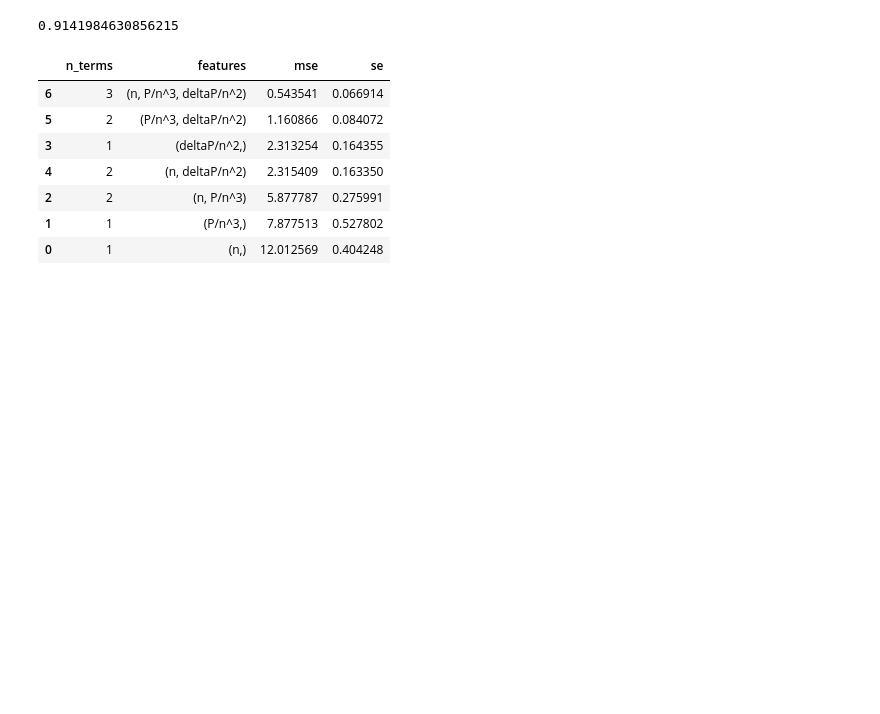
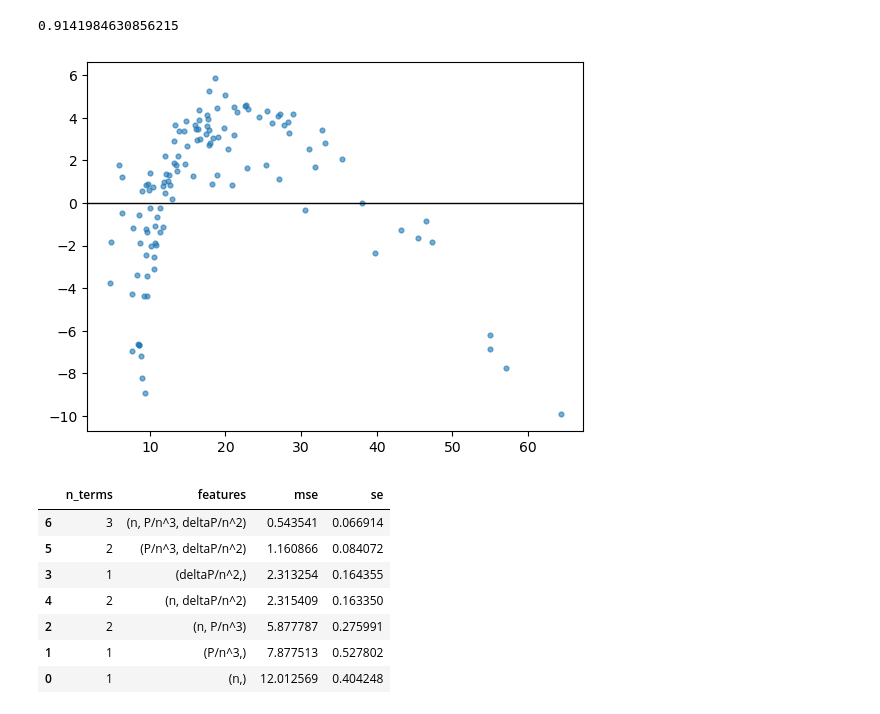
Before and after one commit to CapperTheRose16/Project-in-Machine-Learning, a Jupyter notebook: Task_1.ipynb, the cells around one changed output. Drawn from its saved outputs; the diff is of its cells as text; code cells hidden in the pictures; blank space fills up the shorter version.

Commit message:
I tried to plot over time, also we tried another implimentation of task 0

```diff
--- a/Task_1.ipynb
+++ b/Task_1.ipynb
@@ -56,6 +56,16 @@ y_pred=model.predict(X_test)
 r2_score(y_test, y_pred)
 # %% [output]
 0.9141984630856215
+# %%
+resid = y_test-y_pred
+plt.scatter(y_pred, resid, s=12, alpha=0.6)
+plt.axhline(0, color="k", lw=1)
+plt.xlabel("")
+plt.ylabel("")
+plt.title("")
+plt.show()
+# %% [output]
+[figure, added]
 # %%
 import numpy as np
 import pandas as pd
```
Also changed, not shown: parts of 1 cell of this notebook, 5 other files.
